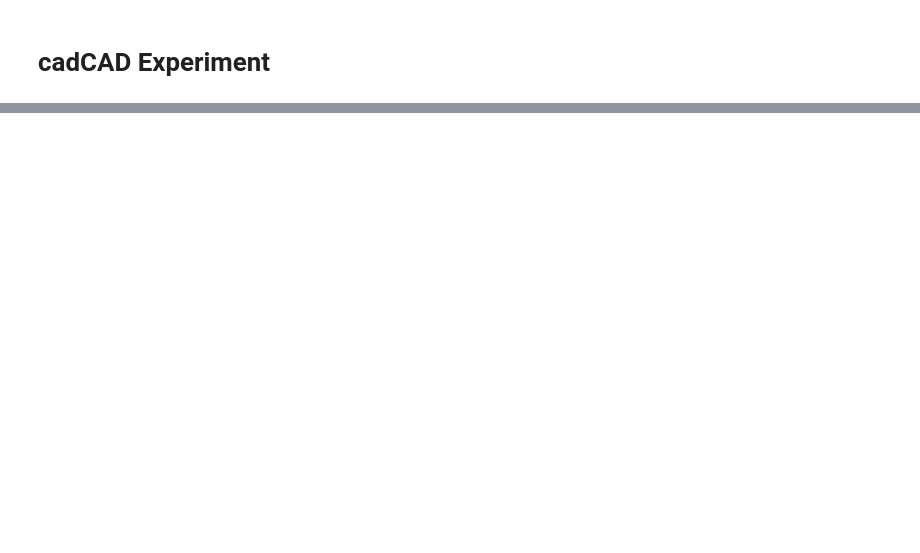
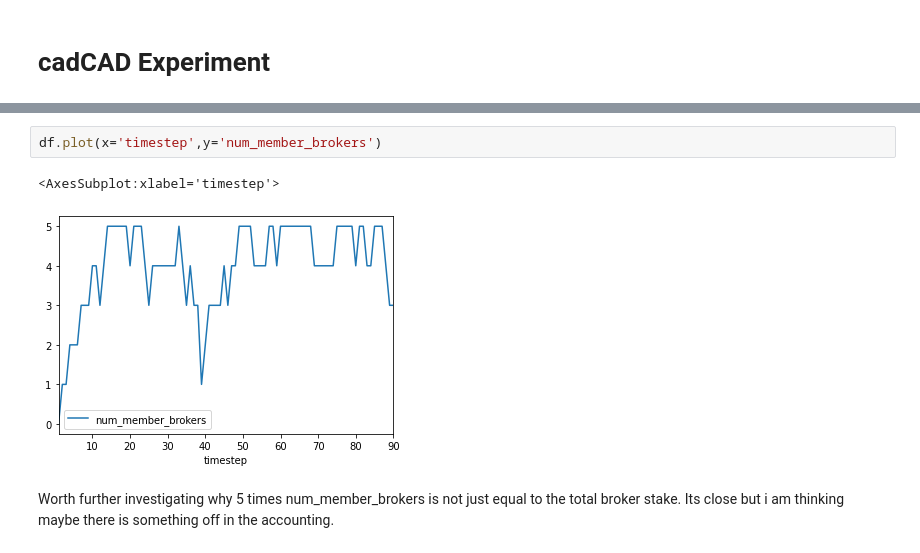
Before and after one commit to BlockScience/proposal-inverter, a Jupyter notebook: experiment.ipynb, the cells around one changed output, grey strips where cells are left out. Saved outputs shown, nothing was run; the diff lists cells and outputs as text; blank space fills up the shorter version.

```diff
--- a/experiment.ipynb
+++ b/experiment.ipynb
@@ -73,0 +85,7 @@ Text(0, 0.5, 'Broker Claimable Funds')
+# %%
+df.plot(x='timestep',y='num_member_brokers')
+# %% [output]
+<AxesSubplot:xlabel='timestep'>
+[figure, added]
+# %% [markdown]
+Worth further investigating why 5 times num_member_brokers is not just equal to the total broker stake. Its close but i am thinking maybe there is something off in the accounting.
```
Also changed, not shown: parts of 5 cells of this notebook.
